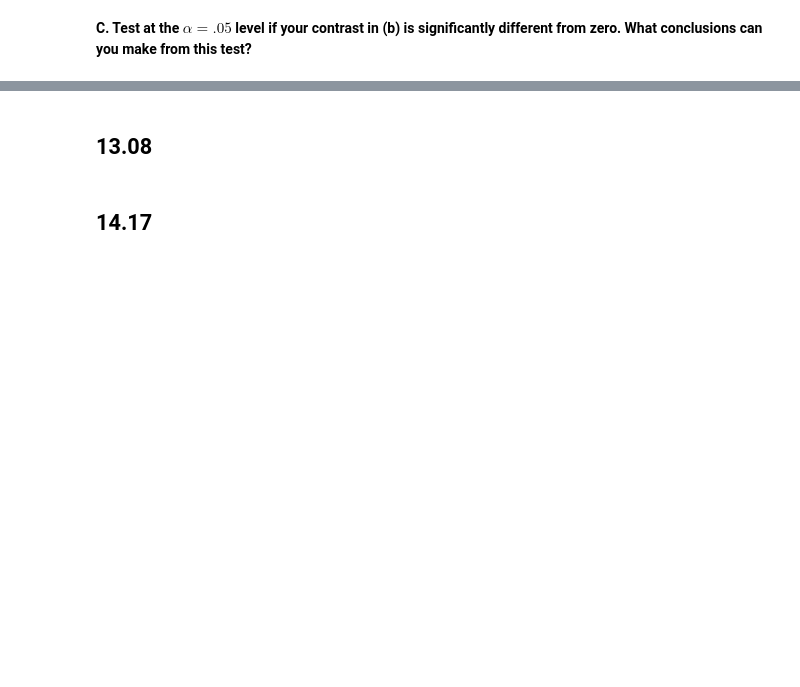
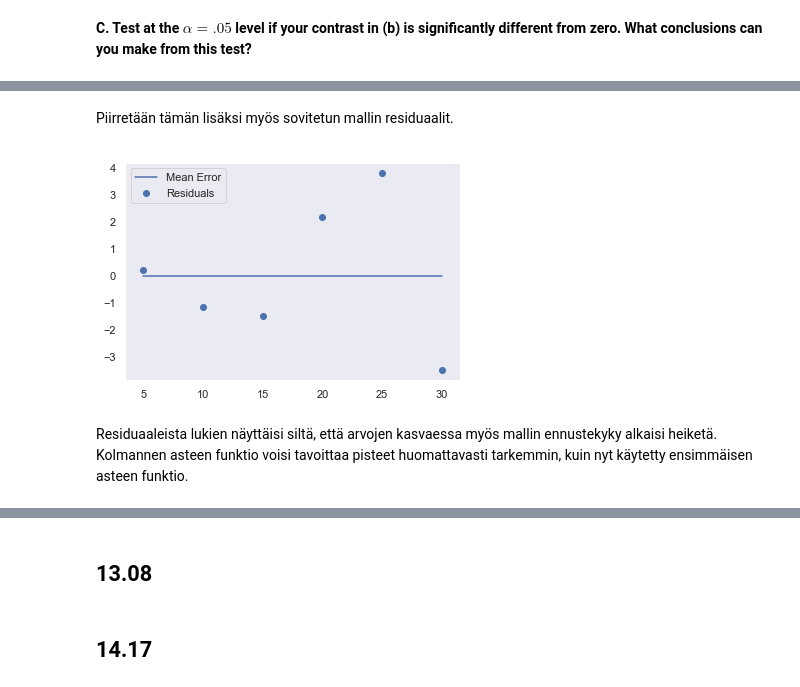
Before and after one commit to karmus89/statistics-data-analysis-exercises, a Jupyter notebook: Tehtävät.ipynb, the cells around one changed output, grey strips where cells are left out. Drawn from its saved outputs; the diff is of its cells as text; code cells hidden in the pictures; blank space fills up the shorter version.

```diff
--- a/Tehtävät.ipynb
+++ b/Tehtävät.ipynb
@@ -827,0 +1043,13 @@ Siispä dataan pohjaavia perusteita nollahypoteesin hylkäykseen pelkän Kruskal
+# %% [markdown]
+Piirretään tämän lisäksi myös sovitetun mallin residuaalit.
+# %%
+residuals = [y_i-y_hat_i for y_i, y_hat_i in zip(y,y_hat)]
+residuals_mean = np.mean(residuals)
+plt.plot([x[0],x[-1]],[residuals_mean,residuals_mean],label="Mean Error")
+plt.scatter(x,residuals,label="Residuals")
+plt.legend()
+plt.show()
+# %% [output]
+[figure, added]
+# %% [markdown]
+Residuaaleista lukien näyttäisi siltä, että arvojen kasvaessa myös mallin ennustekyky alkaisi heiketä. Kolmannen asteen funktio voisi tavoittaa pisteet huomattavasti tarkemmin, kuin nyt käytetty ensimmäisen asteen funktio.
```
Also changed, not shown: parts of 62 cells of this notebook.
